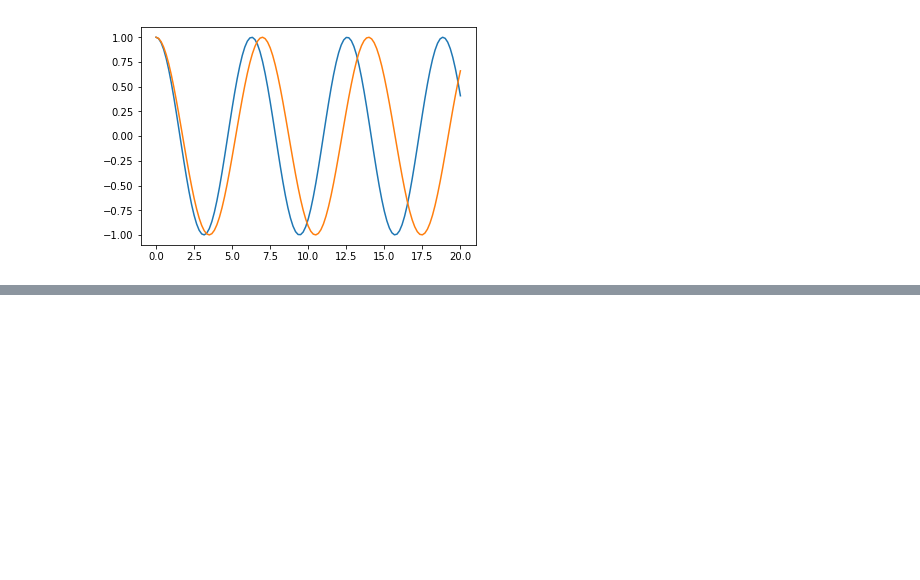
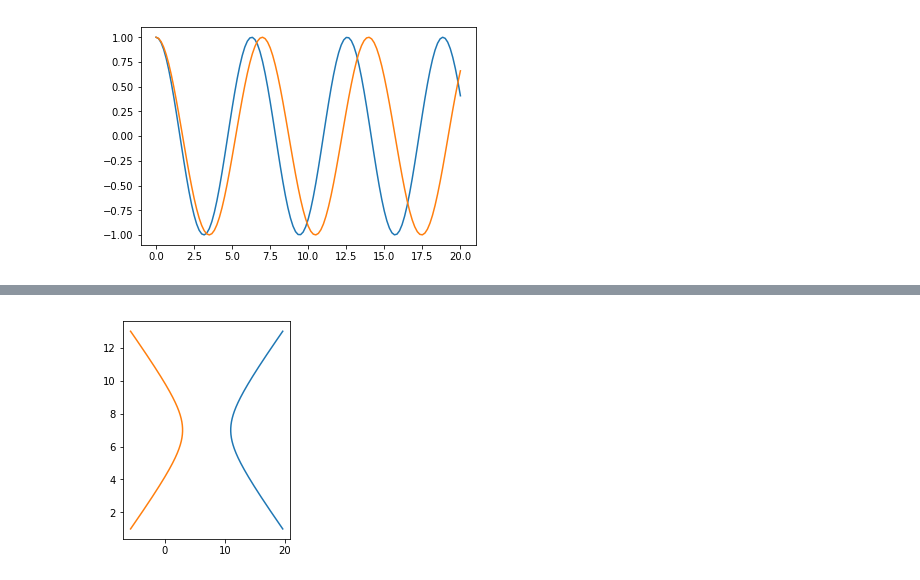
Before and after one commit to hildar/intro-in-math, a Jupyter notebook: Lesson_1.ipynb, the cells around one changed output, grey strips where cells are left out. Saved outputs shown, nothing was run; the diff lists cells and outputs as text; code cells hidden in the pictures; blank space fills up the shorter version.

Commit message:
ellipse and hyperbola in plane

```diff
--- a/Lesson_1.ipynb
+++ b/Lesson_1.ipynb
@@ -16,0 +110,16 @@ plt.plot(x, np.cos(x*0.9));
+# %%
+# a - большая полуось, b - меньшая полуось, x0, y0 - центр окружности
+def hyperbola(a, b, x0=0, y0=0):
+    y = np.linspace(-b * 3 + x0, b * 3 + x0, 1000)
+    x1 = (((y - y0)**2 / b**2 + 1) * a**2)**0.5 + x0
+    x2 = -(((y - y0)**2 / b**2 + 1) * a**2)**0.5 + x0
+    plt.plot(x1, y)
+    plt.plot(x2, y)
+    plt.show()
+# %%
+# для удобства просмотра эллипса поменяем размер графика
+rcParams['figure.figsize'] = 3, 4
+# %%
+hyperbola(4, 2, 7, 7)
+# %% [output]
+[figure, added]
```
Also changed, not shown: parts of 25 cells of this notebook.
